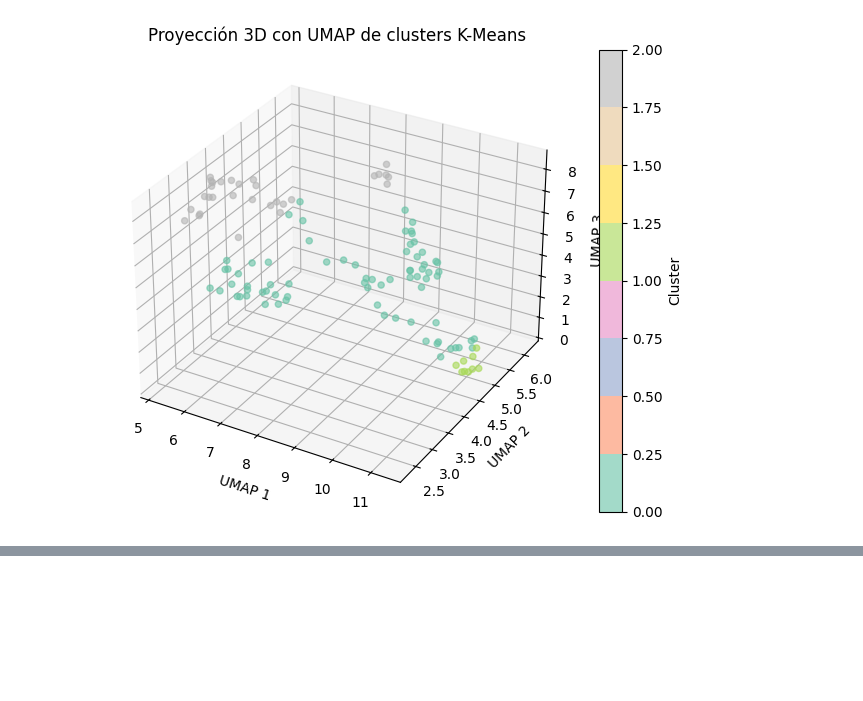
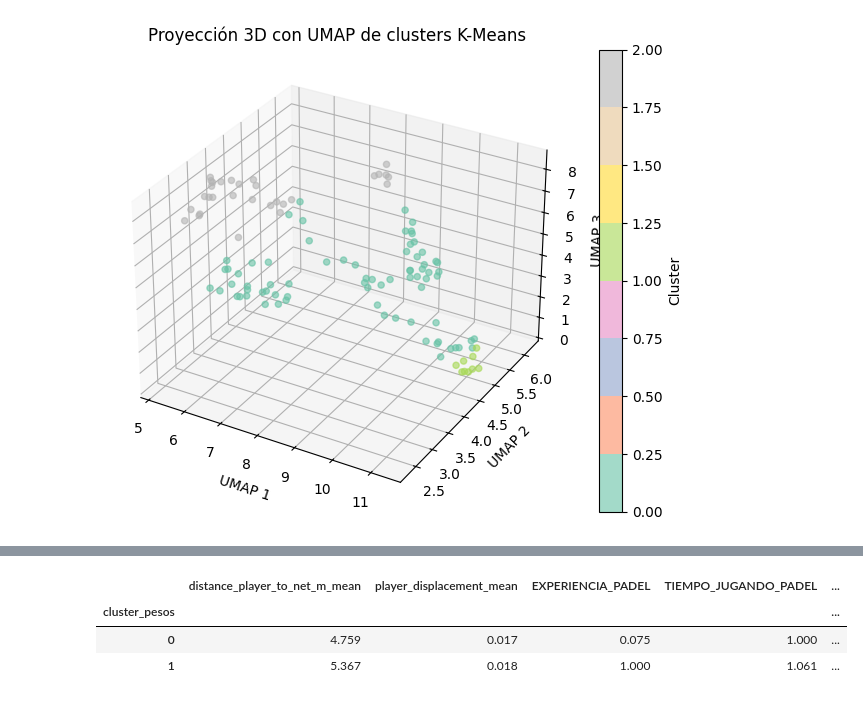
Before and after one commit to valenlopezzz04/Proyecto-padel-analitica, a Jupyter notebook: kmeans2.ipynb, the cells around one changed output, grey strips where cells are left out. Cells and saved outputs as stored; diff of their text form; code cells hidden in the pictures; blank space fills up the shorter version.

```diff
--- a/kmeans2.ipynb
+++ b/kmeans2.ipynb
@@ -1022,0 +905,95 @@ display(df_player)
+# %%
+# ============================================================
+# 1. Definir features del mejor modelo
+# ============================================================
+
+features_modelo = [
+    "distance_player_to_net_m_mean",
+    "player_displacement_mean",
+    "EXPERIENCIA_PADEL",
+    "TIEMPO_JUGANDO_PADEL",
+    "FRECUENCIA_DEPORTE",
+]
+
+X_original = df_full[features_modelo].copy()
+
+# ============================================================
+# 2. Escalado base SIN pesos
+# ============================================================
+
+from sklearn.preprocessing import StandardScaler
+from sklearn.cluster import AgglomerativeClustering
+from sklearn.metrics import silhouette_score
+import itertools
+import numpy as np
+import pandas as pd
+
+scaler = StandardScaler()
+X_scaled_base = scaler.fit_transform(X_original)
+
+# ============================================================
+# 3. PROBAR TODOS LOS PESOS DE 1 A 3
+# ============================================================
+
+pesos = [ 1, 2, 3]
+resultados = []
+
+for combo in itertools.product(pesos, repeat=len(features_modelo)):
+
+    X_scaled = X_scaled_base.copy()
+
+    # aplicar pesos después del escalado
+    for i, w in enumerate(combo):
+        X_scaled[:, i] *= w
+
+    # modelo
+    agg = AgglomerativeClustering(n_clusters=2)
+    clusters = agg.fit_predict(X_scaled)
+
+    # silhouette
+    sil = silhouette_score(X_scaled, clusters)
+
+    resultados.append({
+        "pesos": combo,
+        "silhouette": sil
+    })
+
+# ============================================================
+# 4. Mostrar los mejores resultados
+# ============================================================
+
+df_pesos = pd.DataFrame(resultados).sort_values("silhouette", ascending=False)
+print("\n🔝 Mejores combinaciones de pesos:")
+display(df_pesos.head(10))
+
+best_weights = df_pesos.iloc[0]["pesos"]
+print("\n🔥 Mejores pesos encontrados:", best_weights)
+
+# ============================================================
+# 5. Aplicar los mejores pesos
+# ============================================================
+
+X_scaled = X_scaled_base.copy()
+for i, w in enumerate(best_weights):
+    X_scaled[:, i] *= w
+
+agg_final = AgglomerativeClustering(n_clusters=2)
+df_full["cluster_pesos"] = agg_final.fit_predict(X_scaled)
+
+# ============================================================
+# 6. Resumen de clusters
+# ============================================================
+
+cluster_summary = df_full.groupby("cluster_pesos")[features_modelo].mean().round(3)
+cluster_summary["n_jugadores"] = df_full.groupby("cluster_pesos")["player_name"].nunique()
+
+print("\n📊 Resumen final con pesos optimizados:")
+display(cluster_summary)
+
+# Lista de jugadores en cada cluster
+for c in sorted(df_full["cluster_pesos"].unique()):
+    print(f"\n🟦 Jugadores en cluster {c}:")
+    lista = df_full[df_full["cluster_pesos"] == c]["player_name"].unique()
+    for j in lista:
+        print("  -", j)
+# %% [output]
@@ -1022,0 +1015,4 @@ display(df_player)
+|  | distance_player_to_net_m_mean | player_displacement_mean | EXPERIENCIA_PADEL | TIEMPO_JUGANDO_PADEL | ... |
+| cluster_pesos |  |  |  |  | ... |
+| 0 | 4.759 | 0.017 | 0.075 | 1.000 | ... |
+| 1 | 5.367 | 0.018 | 1.000 | 1.061 | ... |
```
Also changed, not shown: parts of 8 cells of this notebook, 2 other files.
